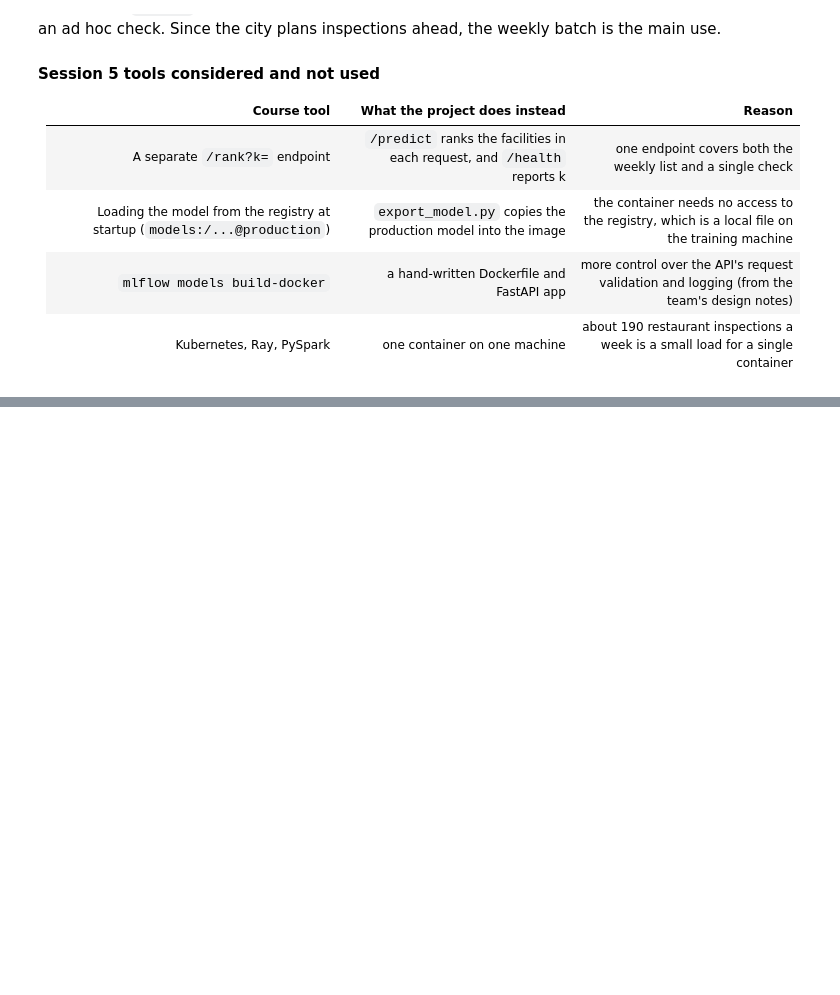
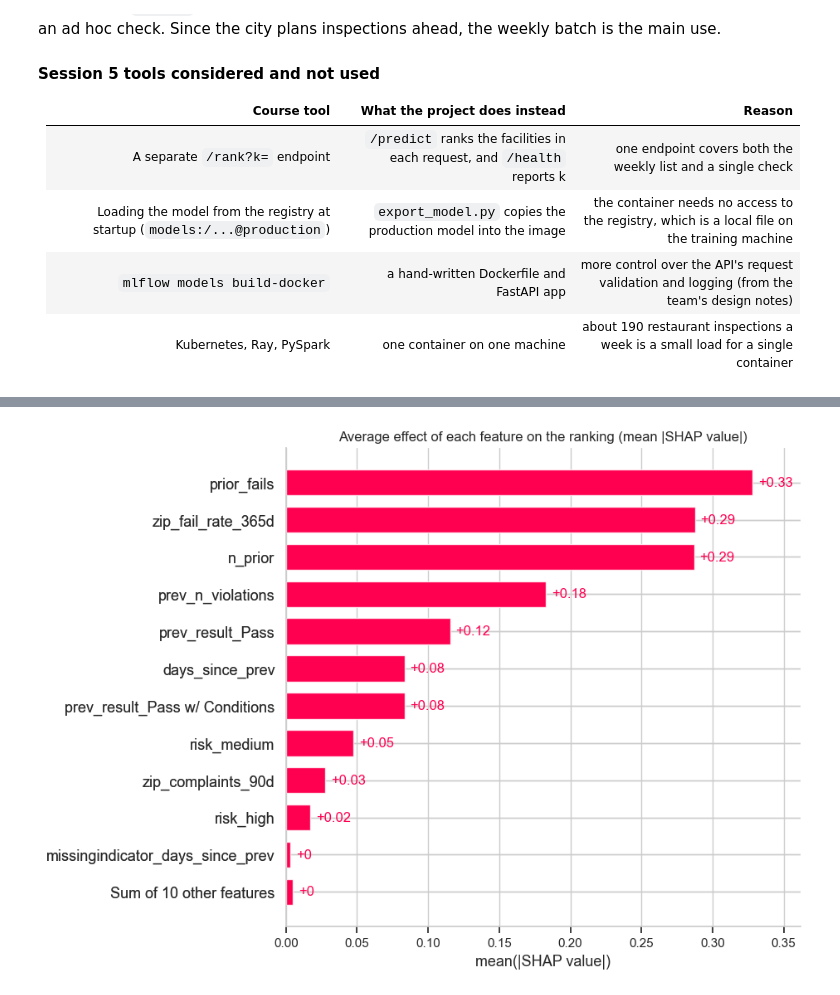
Before and after one commit to brookerios20/chicago-inspection-ranking-mlops, a Jupyter notebook: app/app.ipynb, the cells around one changed output, grey strips where cells are left out. Cells and saved outputs as stored; diff of their text form; code cells hidden in the pictures; blank space fills up the shorter version.

Commit message:
Add the production-model gate, Session 6 (SHAP, Fairlearn, model card) and README notes

```diff
--- a/app/app.ipynb
+++ b/app/app.ipynb
@@ -3413,0 +3456,19 @@ Session 5 contrasted batch prediction (scoring many rows on a schedule, "compute
+# %%
+# This cell loads the exported model the same way the API does (skops, with the object types listed
+# in version.json) and scores the two example facilities from the team's README. Matching the scores
+# the team recorded (0.429 and 0.249) confirms this is the same model.
+import skops.io as sio
+
+from src import train as train_module
+
+production_model = sio.load(config.SERVING_MODEL_DIR / "model.skops", trusted=version_info["skops_trusted_types"])
+feature_version = version_info["feature_version"]
+examples = pd.DataFrame([
+    {"inspection_group": "canvass", "facility_group": "restaurant", "risk": "high", "prev_result": "Fail",
+     "prior_fails": 3, "n_prior": 8, "days_since_prev": 120, "prev_n_violations": 6,
+     "zip_fail_rate_365d": 0.28, "zip_complaints_90d": 15},
+    {"inspection_group": "canvass", "facility_group": "restaurant", "risk": "low", "prev_result": "first inspection",
+     "prior_fails": 0, "n_prior": 0, "days_since_prev": None, "prev_n_violations": None,
+     "zip_fail_rate_365d": 0.18, "zip_complaints_90d": 2},
+], index=["A", "B"])
+production_model.predict_proba(train_module.feature_frame(examples, feature_version))[:, 1].round(3)
@@ -3413,0 +3487,23 @@ Session 5 contrasted batch prediction (scoring many rows on a schedule, "compute
+# %%
+# This cell computes SHAP values for every validation canvass inspection. The model's own
+# preprocessing turns each row into the 21 columns the logistic regression sees (one-hot categories,
+# scaled numbers, missing-value flags), and SHAP compares each row with 1,000 routine (canvass)
+# inspections from the training period. The bar chart ranks the features by their average effect.
+import shap
+
+reference = pd.read_parquet(config.REFERENCE_PARQUET)
+preprocess = production_model.named_steps["preprocess"]
+estimator = production_model.named_steps["model"]
+shap_feature_names = [name.split("__", 1)[1] for name in preprocess.get_feature_names_out()]
+
+train_canvass = train_rows[train_rows["is_canvass"]]
+background = preprocess.transform(train_module.feature_frame(train_canvass.sample(1000, random_state=config.SEED),
+                                                             feature_version))
+X_reference = preprocess.transform(train_module.feature_frame(reference, feature_version))
+shap_values = shap.Explainer(estimator, background, feature_names=shap_feature_names)(X_reference)
+
+shap.plots.bar(shap_values, max_display=12, show=False)
+plt.title("Average effect of each feature on the ranking (mean |SHAP value|)")
+plt.show()
+# %% [output]
+[figure, added]
```
Also changed, not shown: parts of 21 cells of this notebook, 3 other files.
